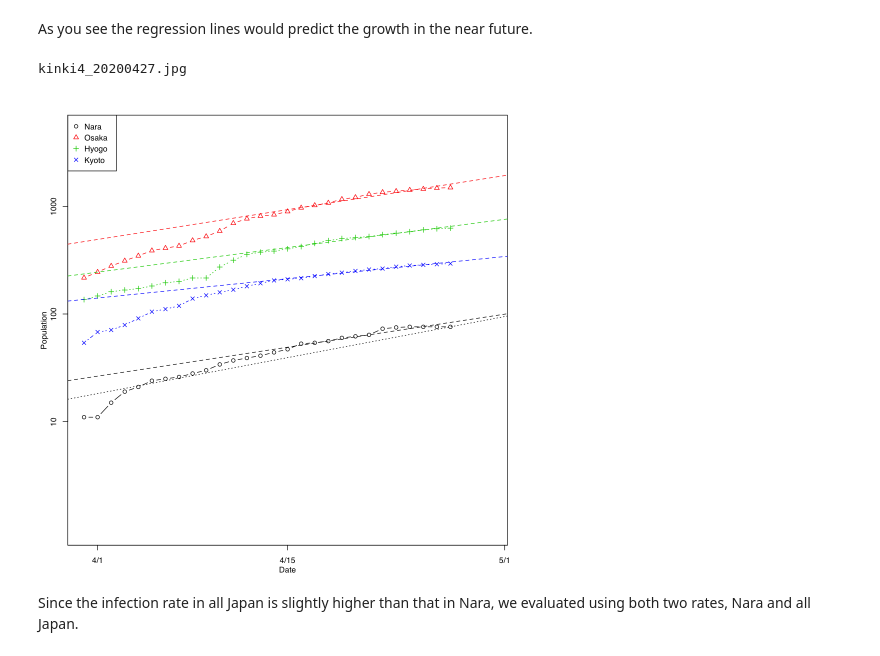
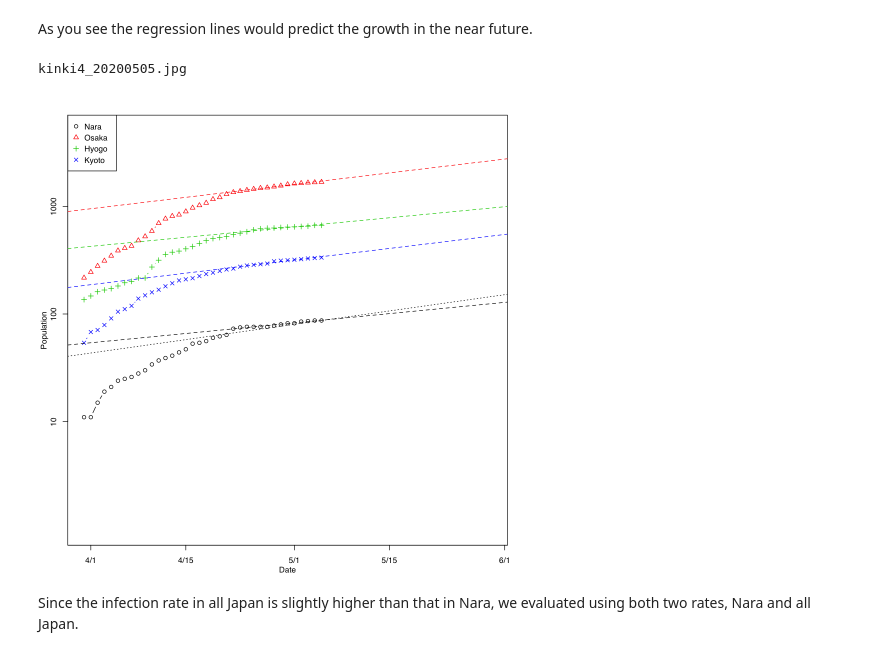
Before and after one commit to naono-git/covid19, a Jupyter notebook: covid19.nara.2.ipynb, the cells around one changed output. Drawn from its saved outputs; the diff is of its cells as text; code cells hidden in the pictures.

```diff
--- a/covid19.nara.2.ipynb
+++ b/covid19.nara.2.ipynb
@@ -525,12 +536,11 @@ plotFigure(function(){
 We can fit their growth by exponential regression (linear regression in semi-log plot).
 # %%
 ## We focus on the latter growth (D > Feb. 11th)
-lm_all <- lm(logi[(nd-18):nd]~dd1[(nd-18):nd])
-lm_all
-confint(lm_all)
+lm_all <- lm(logi[(nd-13):nd]~dd1[(nd-13):nd])
+lm_all$coefficients
 
 ll_all <- lm_all$coefficients[2]
-ll_all
+
 cc_nara <- log(pref47.infected[nd2, "Nara"]) - ll_all*dd2[nd2]
 
 lm_kinki4 <- lapply(1:4,function(aa){
@@ -542,6 +552,7 @@ lm_kinki4 <- lapply(1:4,function(aa){
 })
 names(lm_kinki4) <- pref_kinki4
 lm_kinki4[["Nara"]]$coefficients
+confint(lm_kinki4[["Nara"]])
 # cc_nara <- lm_kinki4[["Nara"]]$coefficients[1]
 ll_nara <- lm_kinki4[["Nara"]]$coefficients[2]
 # %% [output]
@@ -581,18 +604,18 @@ As you see the regression lines would predict the growth in the near future.
 # %%
 pref_kinki4 <- c("Nara","Osaka","Hyogo","Kyoto")
 plotFigure(function(){
-    matplot(dd2, log(pref47.infected[,pref_kinki4]),type="b",pch=1:4, col=1:4, xlim=c(0,30), ylim=log(c(1,5000)),axes=FALSE, frame=TRUE, ylab="Population", xlab="Date")
+    matplot(dd2, log(pref47.infected[,pref_kinki4]),type="b",pch=1:4, col=1:4, xlim=c(0,60), ylim=log(c(1,5000)),axes=FALSE, frame=TRUE, ylab="Population", xlab="Date")
     axis(1,at=ddlabel-d0.p47,labels=ticklabel)
     axis(2,at=log(c(10^(1:5))),labels=c(10^(1:5)))
     for(aa in 1:4){
         abline(lm_kinki4[[aa]], lty=2, col=aa)
     }
     abline(cc_nara,ll_all, lty=3, col=1)
     legend("topleft",pch=1:4, col=1:4, legend=pref_kinki4)
 },rr=1.5, dir="fig",file=paste("kinki4_",stamp,sep=""),dev=c("x11","jpg"))
 # %% [output]
-kinki4_20200427.jpg
+kinki4_20200505.jpg
-[figure, old version]
+[figure, new version]
 # %%
 date_pred <- rbind(
 #    c(4,21),
```
Also changed, not shown: parts of 21 cells of this notebook, 6 other files.
